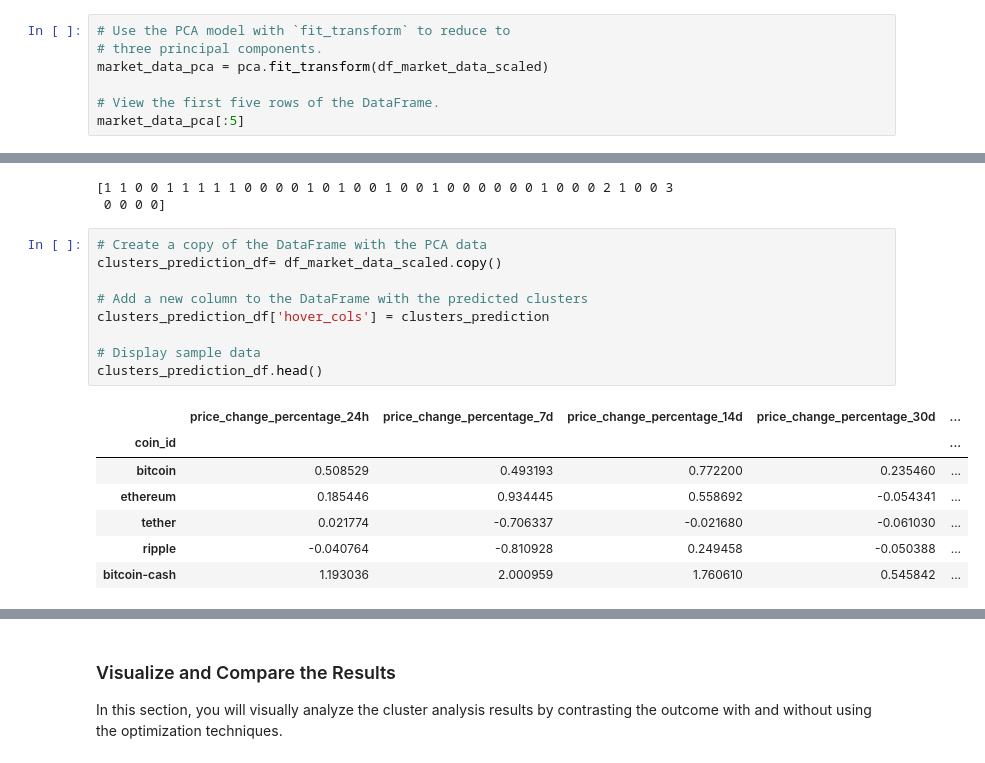
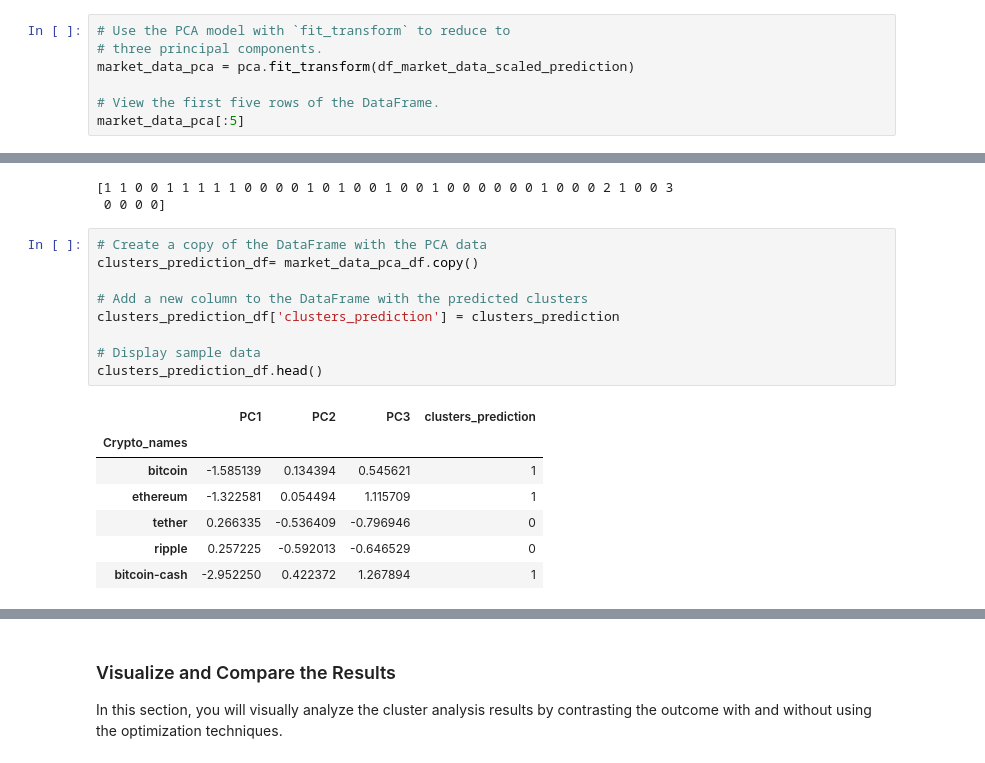
Before and after one commit to vivsarraf/CryptoClustering, a Jupyter notebook: Crypto_Clustering.ipynb, the cells around one changed output, grey strips where cells are left out. Cells and saved outputs as stored; diff of their text form.

Commit message:
updated the PCA cluster logic

```diff
--- a/Crypto_Clustering.ipynb
+++ b/Crypto_Clustering.ipynb
@@ -181,7 +181,7 @@ pca = PCA(n_components=3)
 # %%
 # Use the PCA model with `fit_transform` to reduce to
 # three principal components.
-market_data_pca = pca.fit_transform(df_market_data_scaled)
+market_data_pca = pca.fit_transform(df_market_data_scaled_prediction)
 
 # View the first five rows of the DataFrame.
 market_data_pca[:5]
@@ -314,20 +310,20 @@ print(clusters_prediction)
  0 0 0 0]
 # %%
 # Create a copy of the DataFrame with the PCA data
-clusters_prediction_df= df_market_data_scaled.copy()
+clusters_prediction_df= market_data_pca_df.copy()
 
 # Add a new column to the DataFrame with the predicted clusters
-clusters_prediction_df['hover_cols'] = clusters_prediction
+clusters_prediction_df['clusters_prediction'] = clusters_prediction
 
 # Display sample data
 clusters_prediction_df.head()
 # %% [output]
-|  | price_change_percentage_24h | price_change_percentage_7d | price_change_percentage_14d | price_change_percentage_30d | ... |
-| coin_id |  |  |  |  | ... |
-| bitcoin | 0.508529 | 0.493193 | 0.772200 | 0.235460 | ... |
-| ethereum | 0.185446 | 0.934445 | 0.558692 | -0.054341 | ... |
-| tether | 0.021774 | -0.706337 | -0.021680 | -0.061030 | ... |
-| ripple | -0.040764 | -0.810928 | 0.249458 | -0.050388 | ... |
-| bitcoin-cash | 1.193036 | 2.000959 | 1.760610 | 0.545842 | ... |
+|  | PC1 | PC2 | PC3 | clusters_prediction |
+| Crypto_names |  |  |  |  |
+| bitcoin | -1.585139 | 0.134394 | 0.545621 | 1 |
+| ethereum | -1.322581 | 0.054494 | 1.115709 | 1 |
+| tether | 0.266335 | -0.536409 | -0.796946 | 0 |
+| ripple | 0.257225 | -0.592013 | -0.646529 | 0 |
+| bitcoin-cash | -2.952250 | 0.422372 | 1.267894 | 1 |
 # %%
 # Create a scatter plot using hvPlot by setting
```
Also changed, not shown: parts of 12 cells of this notebook.
